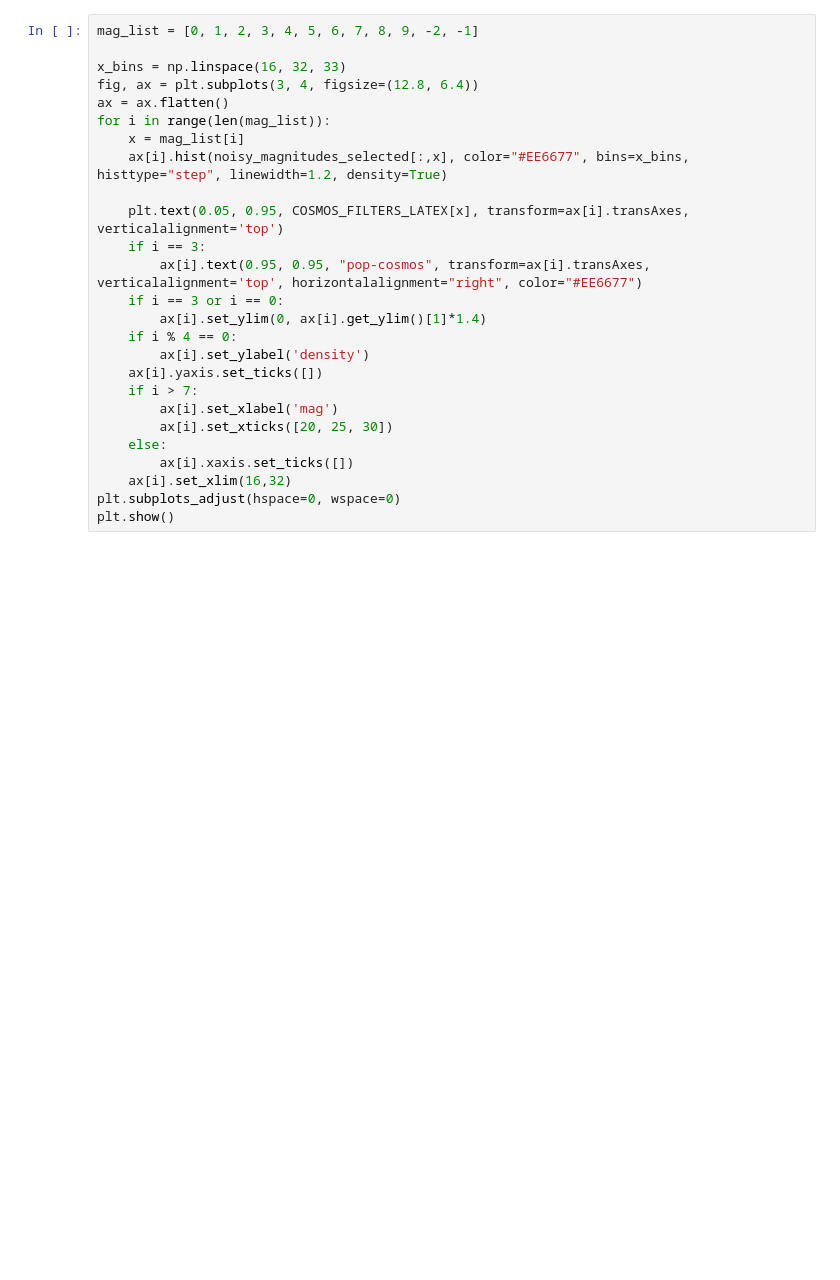
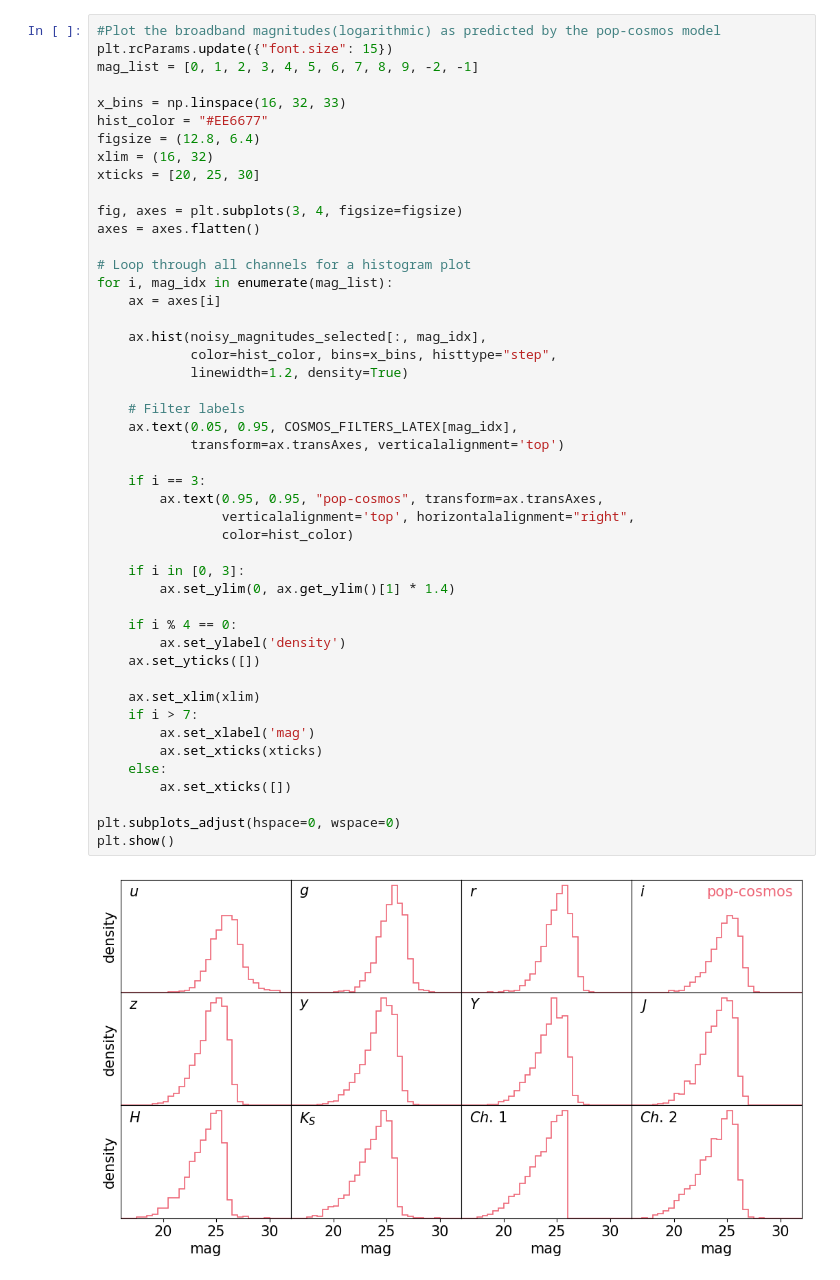
Before and after one commit to Cosmo-Pop/pop-cosmos, a Jupyter notebook: demo/catalogue_generation.ipynb, the cells around one changed output. Drawn from its saved outputs; the diff is of its cells as text; blank space fills up the shorter version.

```diff
--- a/demo/catalogue_generation.ipynb
+++ b/demo/catalogue_generation.ipynb
@@ -29,29 +34,52 @@ noisy_magnitudes_selected = noisy_magnitudes[selection]
 noisy_flux_sigmas_selected = flux_sigmas[selection]
 thetas_selected = theta_samples[selection]
 # %%
+#Plot the broadband magnitudes(logarithmic) as predicted by the pop-cosmos model
+plt.rcParams.update({"font.size": 15})
 mag_list = [0, 1, 2, 3, 4, 5, 6, 7, 8, 9, -2, -1]
 
 x_bins = np.linspace(16, 32, 33)
-fig, ax = plt.subplots(3, 4, figsize=(12.8, 6.4))
-ax = ax.flatten()
-for i in range(len(mag_list)):
-    x = mag_list[i]
-    ax[i].hist(noisy_magnitudes_selected[:,x], color="#EE6677", bins=x_bins, histtype="step", linewidth=1.2, density=True)
+hist_color = "#EE6677"
+figsize = (12.8, 6.4)
+xlim = (16, 32)
+xticks = [20, 25, 30]
 
-    plt.text(0.05, 0.95, COSMOS_FILTERS_LATEX[x], transform=ax[i].transAxes, verticalalignment='top')
+fig, axes = plt.subplots(3, 4, figsize=figsize)
+axes = axes.flatten()
+
+# Loop through all channels for a histogram plot
+for i, mag_idx in enumerate(mag_list):
+    ax = axes[i]
+
+    ax.hist(noisy_magnitudes_selected[:, mag_idx],
+            color=hist_color, bins=x_bins, histtype="step",
+            linewidth=1.2, density=True)
+
+    # Filter labels
+    ax.text(0.05, 0.95, COSMOS_FILTERS_LATEX[mag_idx],
+            transform=ax.transAxes, verticalalignment='top')
+
     if i == 3:
-        ax[i].text(0.95, 0.95, "pop-cosmos", transform=ax[i].transAxes, verticalalignment='top', horizontalalignment="right", color="#EE6677")
-    if i == 3 or i == 0:
-        ax[i].set_ylim(0, ax[i].get_ylim()[1]*1.4)
+        ax.text(0.95, 0.95, "pop-cosmos", transform=ax.transAxes,
+                verticalalignment='top', horizontalalignment="right",
+                color=hist_color)
+
+    if i in [0, 3]:
+        ax.set_ylim(0, ax.get_ylim()[1] * 1.4)
+
     if i % 4 == 0:
-        ax[i].set_ylabel('density')
-    ax[i].yaxis.set_ticks([])
+        ax.set_ylabel('density')
+    ax.set_yticks([])
+
+    ax.set_xlim(xlim)
     if i > 7:
-        ax[i].set_xlabel('mag')
-        ax[i].set_xticks([20, 25, 30])
+        ax.set_xlabel('mag')
+        ax.set_xticks(xticks)
     else:
-        ax[i].xaxis.set_ticks([])
-    ax[i].set_xlim(16,32)
+        ax.set_xticks([])
+
 plt.subplots_adjust(hspace=0, wspace=0)
 plt.show()
+# %% [output]
+[figure, added]
 # %%
```
Also changed, not shown: parts of 8 cells of this notebook.
